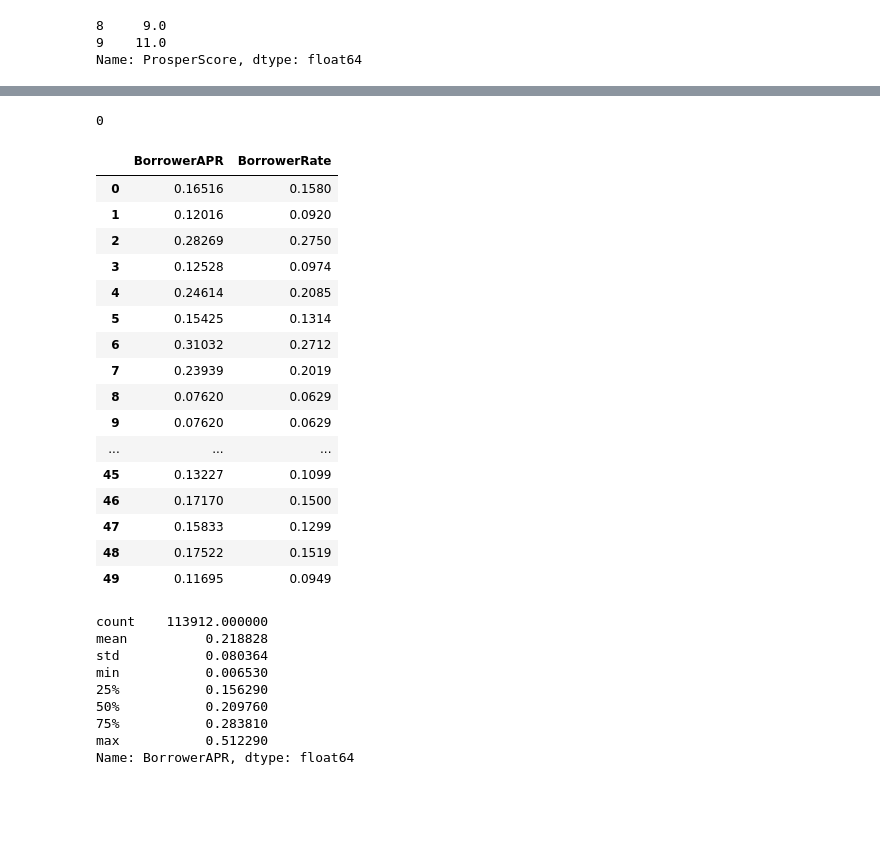
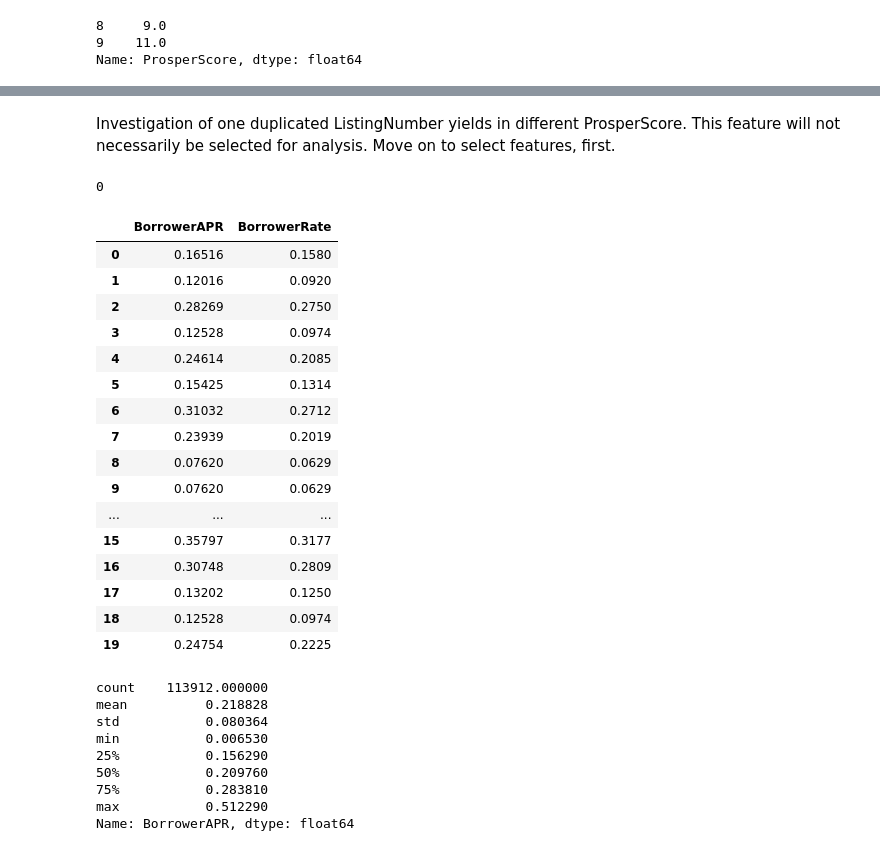
Before and after one commit to xiaohuach/UdacityProject-DataVisualization, a Jupyter notebook: Loan.ipynb, the cells around one changed output, grey strips where cells are left out. Saved outputs shown, nothing was run; the diff lists cells and outputs as text; code cells hidden in the pictures; blank space fills up the shorter version.

```diff
--- a/Loan.ipynb
+++ b/Loan.ipynb
@@ -126,27 +122,29 @@ dtype: bool
+# %% [markdown]
+Investigation of one duplicated ListingNumber yields in different ProsperScore. This feature will not necessarily be selected for analysis. Move on to select features, first.
 # %%
 df[df.duplicated()].shape[0]
 # %% [output]
 0
 # %%
-df[['BorrowerAPR', 'BorrowerRate']][:50]
+df[['BorrowerAPR', 'BorrowerRate']][:20]
 # %% [output]
 |  | BorrowerAPR | BorrowerRate |
 | 0 | 0.16516 | 0.1580 |
 | 1 | 0.12016 | 0.0920 |
 | 2 | 0.28269 | 0.2750 |
 | 3 | 0.12528 | 0.0974 |
 | 4 | 0.24614 | 0.2085 |
 | 5 | 0.15425 | 0.1314 |
 | 6 | 0.31032 | 0.2712 |
 | 7 | 0.23939 | 0.2019 |
 | 8 | 0.07620 | 0.0629 |
 | 9 | 0.07620 | 0.0629 |
 | ... | ... | ... |
-| 45 | 0.13227 | 0.1099 |
-| 46 | 0.17170 | 0.1500 |
-| 47 | 0.15833 | 0.1299 |
-| 48 | 0.17522 | 0.1519 |
-| 49 | 0.11695 | 0.0949 |
+| 15 | 0.35797 | 0.3177 |
+| 16 | 0.30748 | 0.2809 |
+| 17 | 0.13202 | 0.1250 |
+| 18 | 0.12528 | 0.0974 |
+| 19 | 0.24754 | 0.2225 |
 # %%
 df.BorrowerAPR.describe()
 # %% [output]
```
Also changed, not shown: parts of 28 cells of this notebook.
